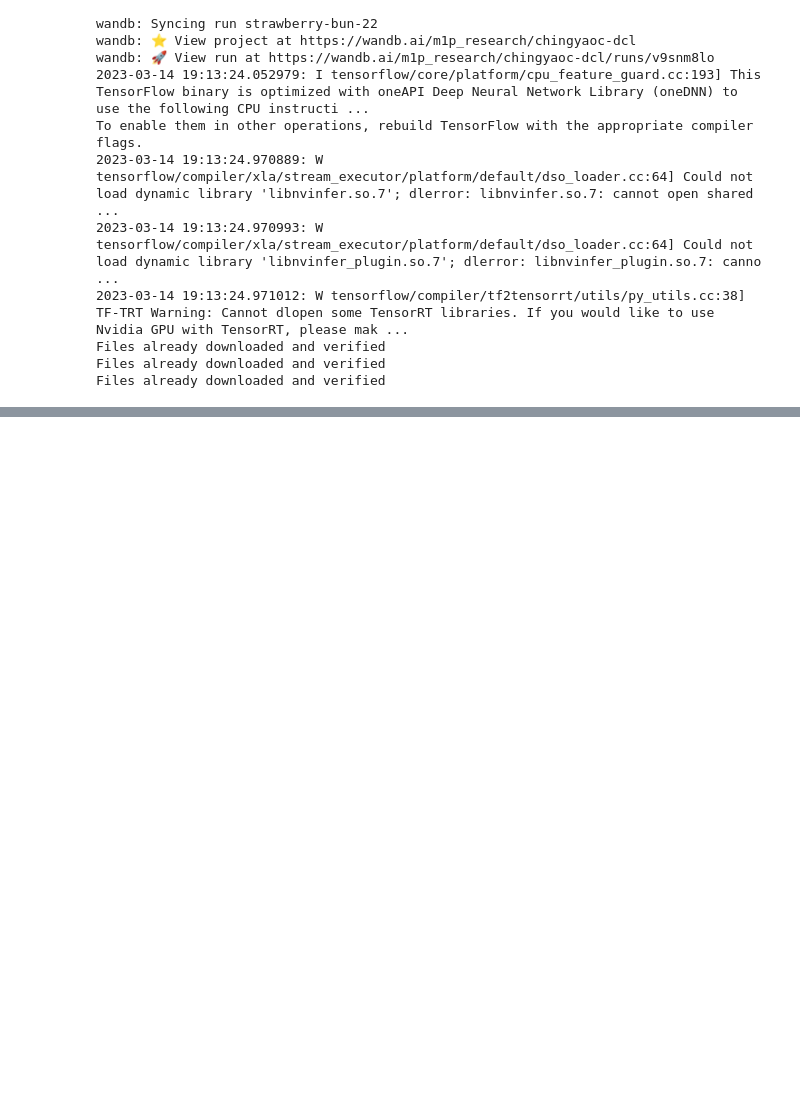
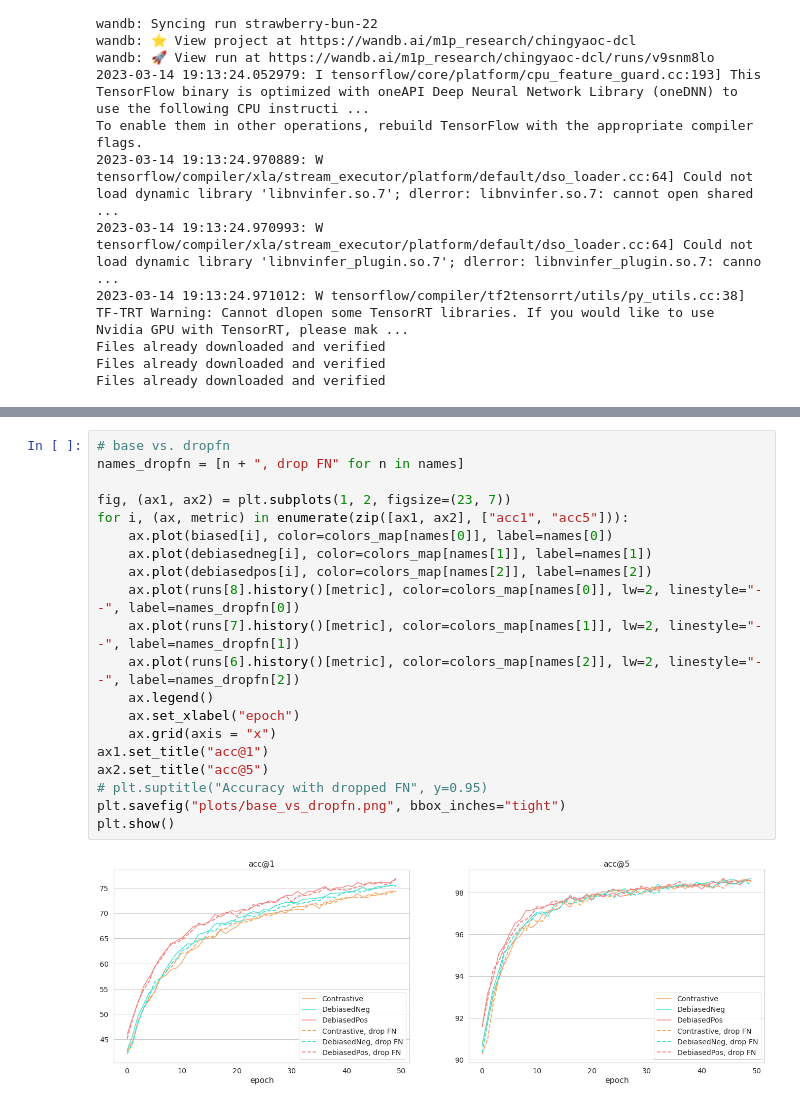
Before and after one commit to intsystems/2023-Project-123, a Jupyter notebook: code/experiments.ipynb, the cells around one changed output, grey strips where cells are left out. Drawn from its saved outputs; the diff is of its cells as text; blank space fills up the shorter version.

```diff
--- a/code/experiments.ipynb
+++ b/code/experiments.ipynb
@@ -140,0 +446,22 @@ Files already downloaded and verified
+# %%
+# base vs. dropfn
+names_dropfn = [n + ", drop FN" for n in names]
+
+fig, (ax1, ax2) = plt.subplots(1, 2, figsize=(23, 7))
+for i, (ax, metric) in enumerate(zip([ax1, ax2], ["acc1", "acc5"])):
+    ax.plot(biased[i], color=colors_map[names[0]], label=names[0])
+    ax.plot(debiasedneg[i], color=colors_map[names[1]], label=names[1])
+    ax.plot(debiasedpos[i], color=colors_map[names[2]], label=names[2])
+    ax.plot(runs[8].history()[metric], color=colors_map[names[0]], lw=2, linestyle="--", label=names_dropfn[0])
+    ax.plot(runs[7].history()[metric], color=colors_map[names[1]], lw=2, linestyle="--", label=names_dropfn[1])
+    ax.plot(runs[6].history()[metric], color=colors_map[names[2]], lw=2, linestyle="--", label=names_dropfn[2])
+    ax.legend()
+    ax.set_xlabel("epoch")
+    ax.grid(axis = "x")
+ax1.set_title("acc@1")
+ax2.set_title("acc@5")
+# plt.suptitle("Accuracy with dropped FN", y=0.95)
+plt.savefig("plots/base_vs_dropfn.png", bbox_inches="tight")
+plt.show()
+# %% [output]
+[figure, added]
```
Also changed, not shown: parts of 25 cells of this notebook, 8 other files.
